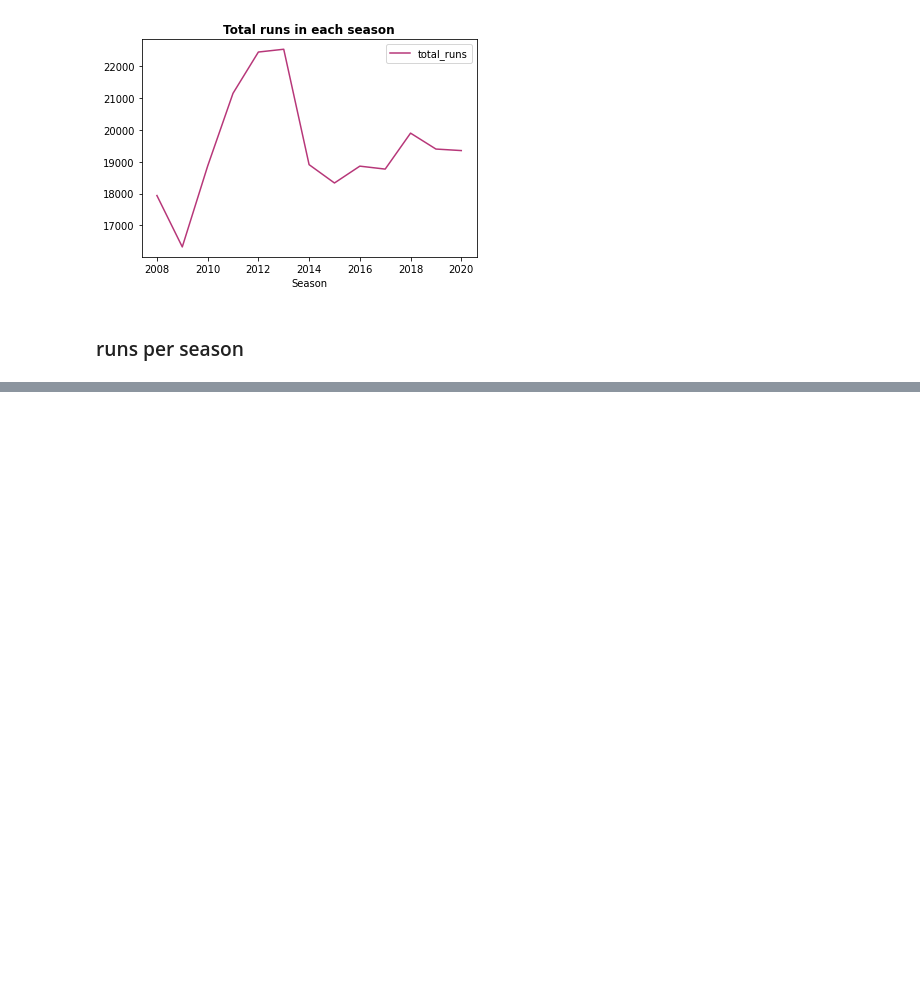
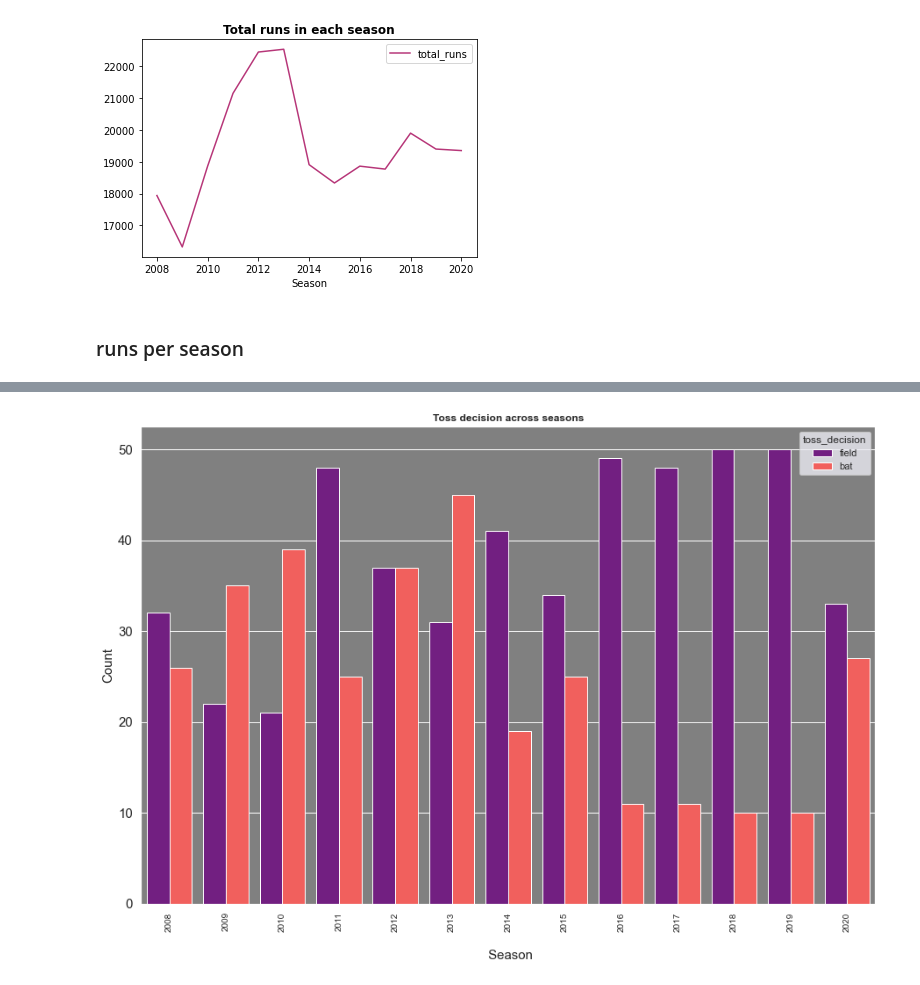
Before and after one commit to Jogwums/Data-Analysis-Cl01, a Jupyter notebook: EDA_crickets/eda.ipynb, the cells around one changed output, grey strips where cells are left out. Drawn from its saved outputs; the diff is of its cells as text; code cells hidden in the pictures; blank space fills up the shorter version.

```diff
--- a/EDA_crickets/eda.ipynb
+++ b/EDA_crickets/eda.ipynb
@@ -237,0 +296,12 @@ plt.show()
+# %%
+ax =plt.axes()
+ax.set(facecolor="grey")
+sns.countplot(x='Season', hue='toss_decision', data=match_data, palette="magma", saturation=1)
+plt.xticks(rotation=90, fontsize=10)
+plt.yticks(fontsize=15)
+plt.xlabel('\n Season', fontsize=15)
+plt.ylabel('Count', fontsize=15)
+plt.title('Toss decision across seasons', fontsize=12, fontweight='bold')
+plt.show()
+# %% [output]
+[figure, added]
```
Also changed, not shown: parts of 5 cells of this notebook.
